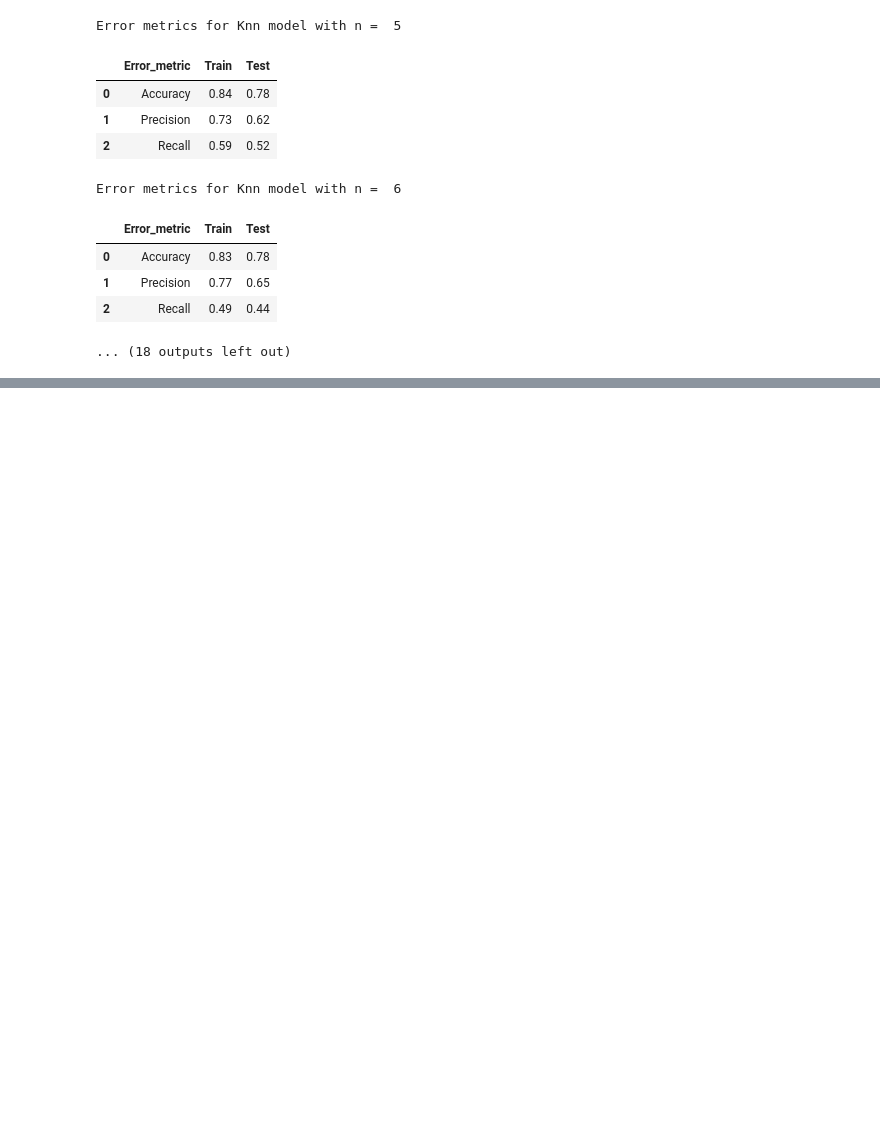
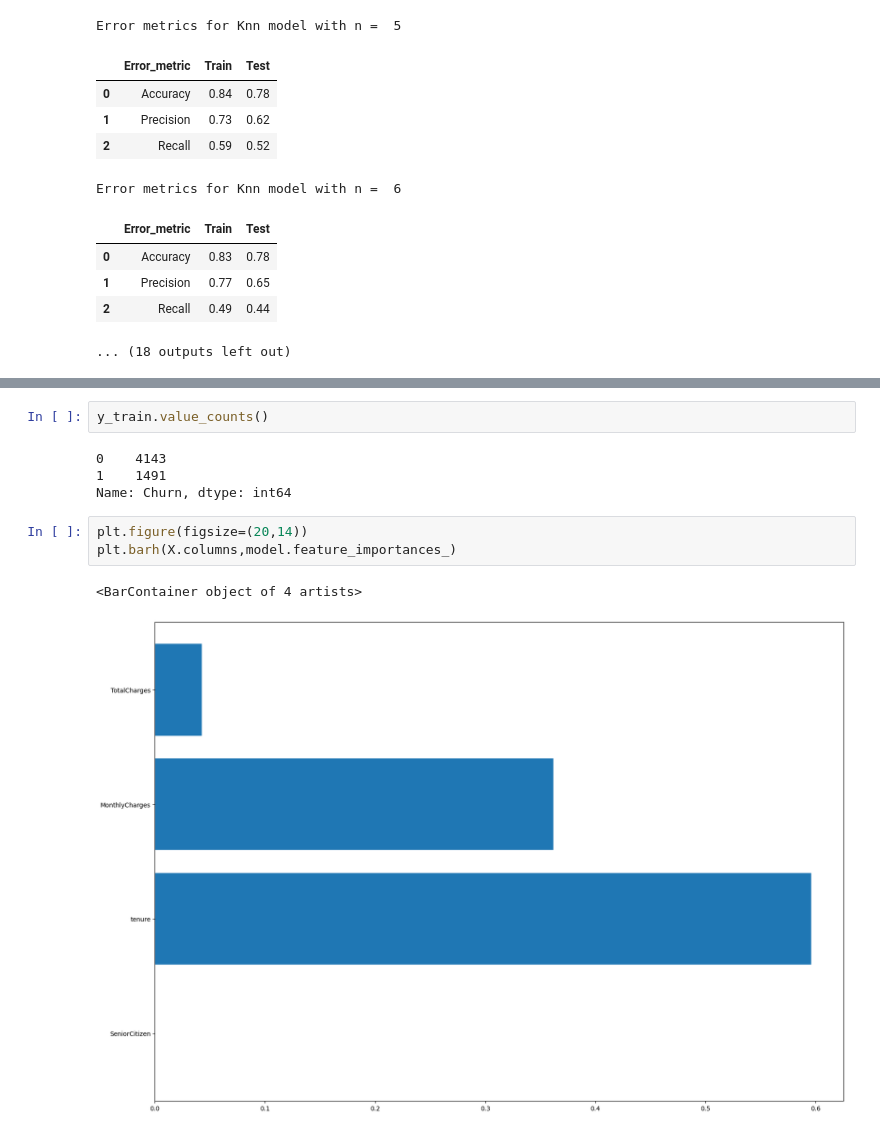
Before and after one commit to dablancog/Angelica_Ironhack_Labs, a Jupyter notebook: Week_7/Week_7_lab_classification_models-Copy1.ipynb, the cells around one changed output, grey strips where cells are left out. Cells and saved outputs as stored; diff of their text form; blank space fills up the shorter version.

```diff
--- a/Week_7/Week_7_lab_classification_models-Copy1.ipynb
+++ b/Week_7/Week_7_lab_classification_models-Copy1.ipynb
@@ -276,0 +407,12 @@ Error metrics for Knn model with n =  6
+# %%
+y_train.value_counts()
+# %% [output]
+0    4143
+1    1491
+Name: Churn, dtype: int64
+# %%
+plt.figure(figsize=(20,14))
+plt.barh(X.columns,model.feature_importances_)
+# %% [output]
+<BarContainer object of 4 artists>
+[figure, added]
```
Also changed, not shown: parts of 12 cells of this notebook.
